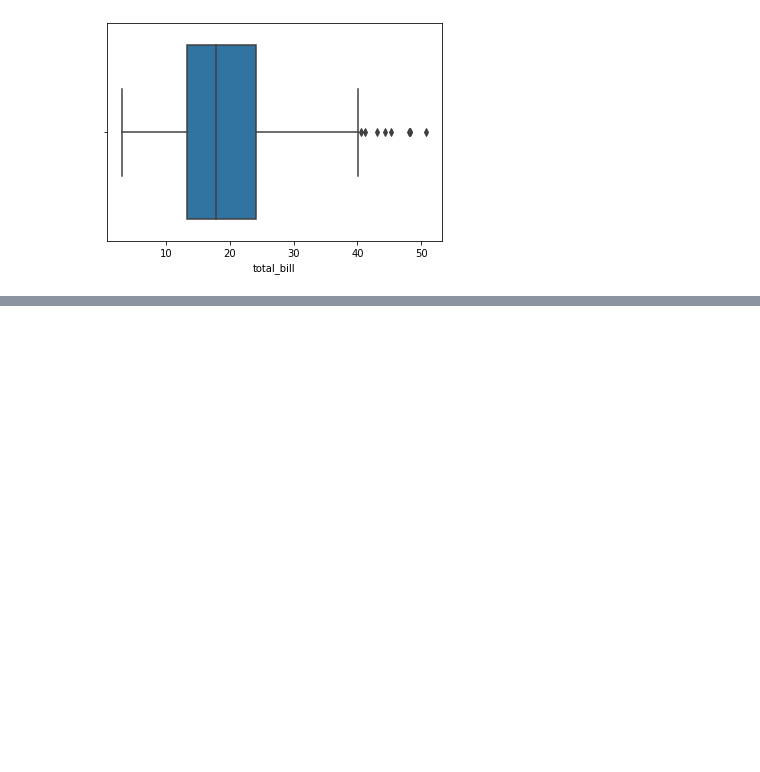
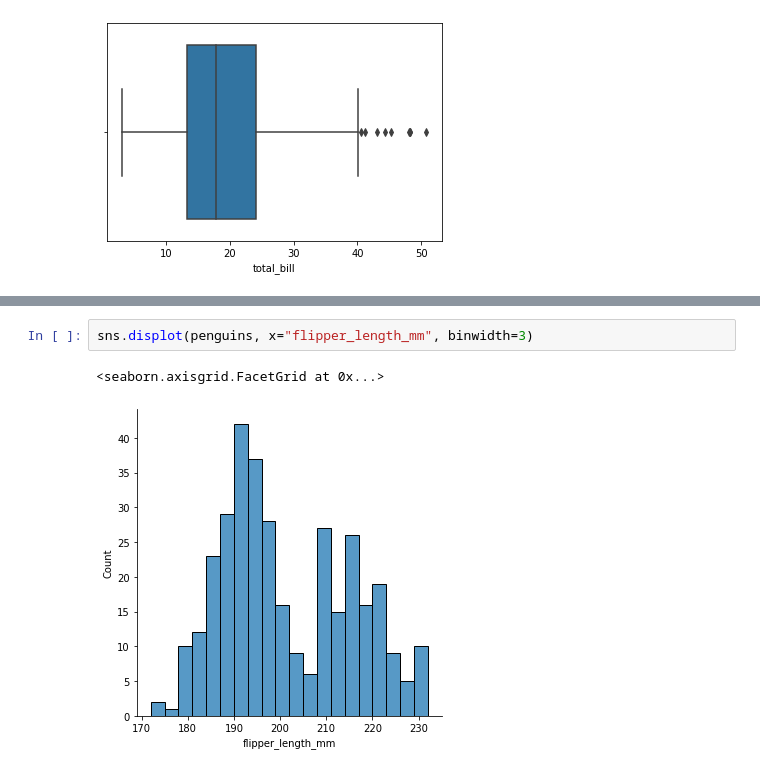
Before and after one commit to shahnawazm786/MavenProject, a Jupyter notebook: Shahnawaz_Practice.ipynb, the cells around one changed output, grey strips where cells are left out. Drawn from its saved outputs; the diff is of its cells as text; blank space fills up the shorter version.

```diff
--- a/Shahnawaz_Practice.ipynb
+++ b/Shahnawaz_Practice.ipynb
@@ -175,0 +182,5 @@ sns.boxplot(tips['total_bill'])
+# %%
+sns.displot(penguins, x="flipper_length_mm", binwidth=3)
+# %% [output]
+<seaborn.axisgrid.FacetGrid at 0x...>
+[figure, added]
```
Also changed, not shown: parts of 4 cells of this notebook.
